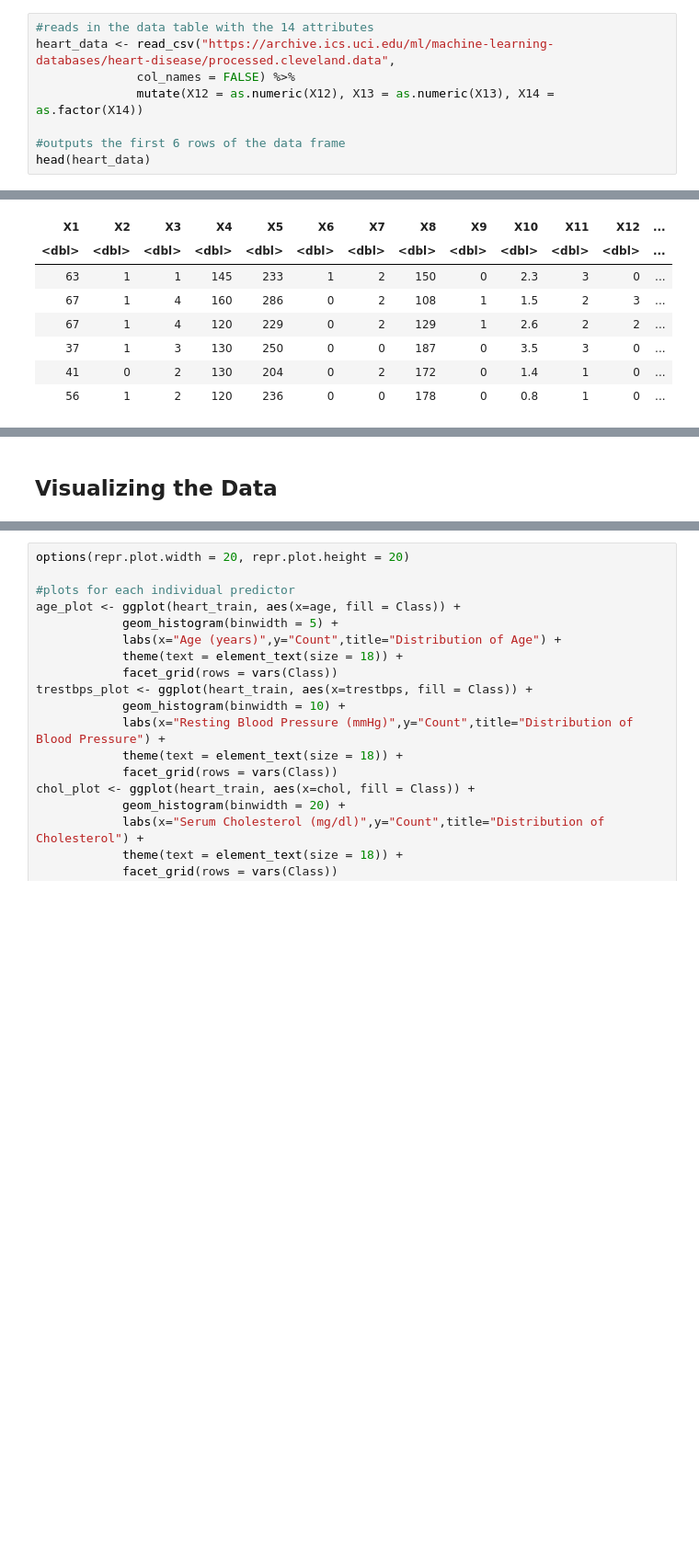
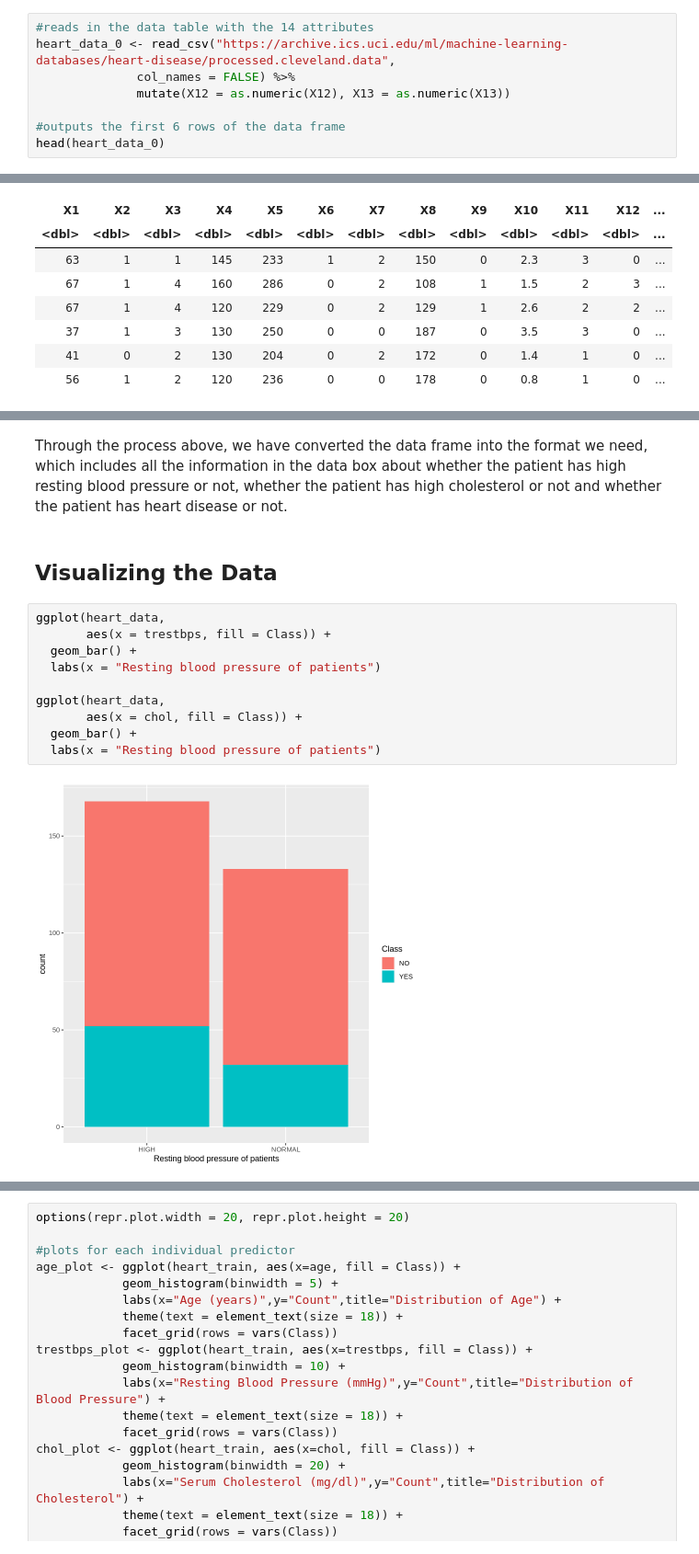
Before and after one commit to Ricky8394/STAT-201-Project, a Jupyter notebook: proposal.ipynb, the cells around one changed output, grey strips where cells are left out. Shown at 92% size. Cells and saved outputs as stored; diff of their text form; blank space fills up the shorter version.

```diff
--- a/proposal.ipynb
+++ b/proposal.ipynb
@@ -53,12 +48,12 @@ ERROR: Error: package or namespace load failed for ‘tidymodels’ in loadNames
 ## Reading and Wrangling the Data
 # %%
 #reads in the data table with the 14 attributes
-heart_data <- read_csv("https://archive.ics.uci.edu/ml/machine-learning-databases/heart-disease/processed.cleveland.data",
+heart_data_0 <- read_csv("https://archive.ics.uci.edu/ml/machine-learning-databases/heart-disease/processed.cleveland.data",
               col_names = FALSE) %>%
-              mutate(X12 = as.numeric(X12), X13 = as.numeric(X13), X14 = as.factor(X14))
+              mutate(X12 = as.numeric(X12), X13 = as.numeric(X13))
 
 #outputs the first 6 rows of the data frame
-head(heart_data)
+head(heart_data_0)
 # %% [output]
 Rows: 303 Columns: 14
 ── Column specification ────────────────────────────────────────────────────────
@@ -165,2 +129,18 @@ A tibble: 4 × 6
+# %% [markdown]
+Through the process above, we have converted the data frame into the format we need, which includes all the
+information in the data box about whether the patient has high resting blood pressure or not, whether
+the patient has high cholesterol or not and whether the patient has heart disease or not.
 # %% [markdown]
 ## Visualizing the Data
+# %%
+ggplot(heart_data,
+       aes(x = trestbps, fill = Class)) +
+  geom_bar() +
+  labs(x = "Resting blood pressure of patients")
+
+ggplot(heart_data,
+       aes(x = chol, fill = Class)) +
+  geom_bar() +
+  labs(x = "Resting blood pressure of patients")
+# %% [output]
+[figure, added]
```
Also changed, not shown: parts of 15 cells of this notebook.
